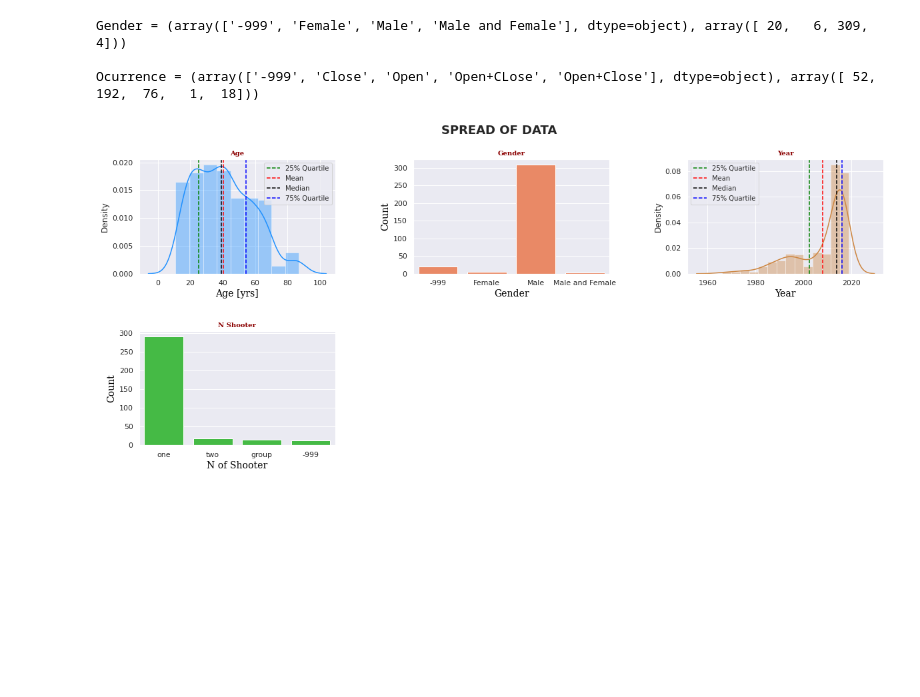
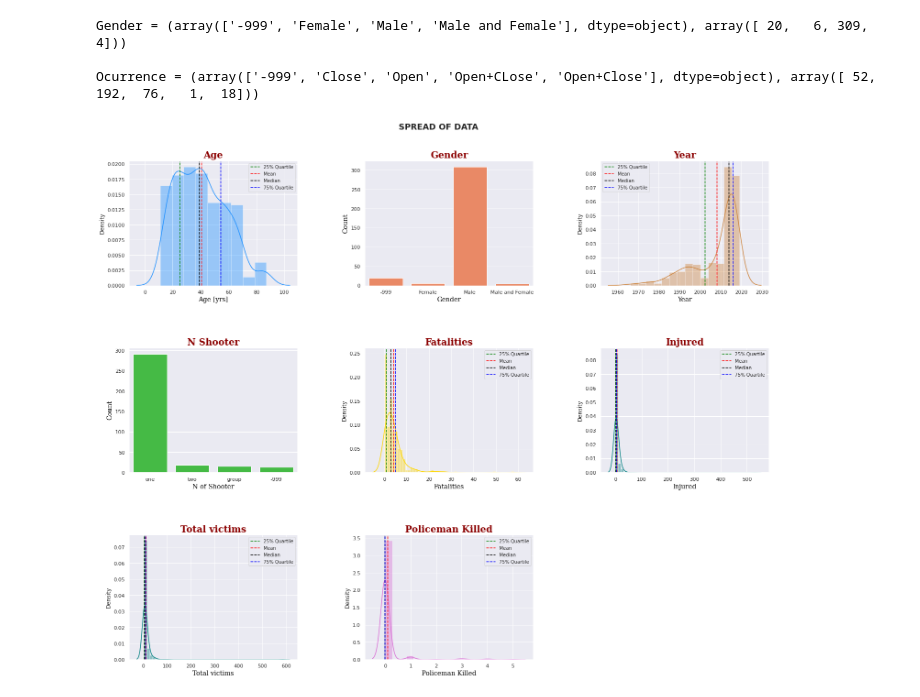
Before and after one commit to Antonio-Martinez-Sanchez/Capstone-Thinkful-Excel, a Jupyter notebook: Final_Capstone_Thinkful.ipynb, the cells around one changed output. Saved outputs shown, nothing was run; the diff lists cells and outputs as text; code cells hidden in the pictures; blank space fills up the shorter version.

```diff
--- a/Final_Capstone_Thinkful.ipynb
+++ b/Final_Capstone_Thinkful.ipynb
@@ -126,6 +126,6 @@ Saving US Mass Shooting 1966-2019.csv to US Mass Shooting 1966-2019 (3).csv
 # %%
 # import dataset
-df = pd.read_csv('US Mass Shooting 1966-2019 (3).csv')
+df = pd.read_csv('US Mass Shooting 1966-2019 (4).csv')
 # %%
 # Get the number of rows
 n_data = len(df)
@@ -513,7 +513,7 @@ Ocurrence = (array(['-999', 'Close', 'Open', 'Open+CLose', 'Open+Close'], dtype=
 axtitle_dict = {'family': 'serif',
         'color':  'darkred',
         'weight': 'bold',
-        'size': 10
+        'size': 20
         }
 
 axlab_dict = {'family': 'serif',
@@ -522,7 +522,7 @@ axlab_dict = {'family': 'serif',
               }
 
 #create figure with 3 x 3 grid of subplots
-fig = plt.figure(figsize=[20,12]);
+fig = plt.figure(figsize=[25,19]);
 fig.suptitle("SPREAD OF DATA", fontsize=18, fontweight='bold');
 fig.subplots_adjust(top=0.92);
 fig.subplots_adjust(hspace=0.5, wspace=0.4);
@@ -533,31 +533,71 @@ sns.distplot(df['Age'], ax=ax0, color='dodgerblue');
 ax0.axvline(df['Age'].quantile(q=0.25),color='green',linestyle='--',label='25% Quartile');
 ax0.axvline(df['Age'].mean(),color='red',linestyle='--',label='Mean');
 ax0.axvline(df['Age'].median(),color='black',linestyle='--',label='Median');
 ax0.axvline(df['Age'].quantile(q=0.75),color='blue',linestyle='--',label='75% Quartile');
 ax0.set_title('Age', fontdict=axtitle_dict);
 ax0.set_xlabel('Age [yrs]', fontdict=axlab_dict);
 ax0.legend(fontsize=10);
 
 ax1 = fig.add_subplot(3, 3, 2);
 sns.barplot(x=list(Gender[0]), y=list(Gender[1]), ax=ax1, color='coral');
 ax1.set_title('Gender', fontdict=axtitle_dict);
 ax1.set_xlabel('Gender', fontdict=axlab_dict);
 ax1.set_ylabel('Count', fontdict=axlab_dict);
 
 ax2 = fig.add_subplot(3, 3, 3);
 sns.distplot(df['Year'], ax=ax2, color='peru');
 ax2.axvline(df['Year'].quantile(q=0.25),color='green',linestyle='--',label='25% Quartile');
 ax2.axvline(df['Year'].mean(),color='red',linestyle='--',label='Mean');
 ax2.axvline(df['Year'].median(),color='black',linestyle='--',label='Median');
 ax2.axvline(df['Year'].quantile(q=0.75),color='blue',linestyle='--',label='75% Quartile');
 ax2.set_title('Year', fontdict=axtitle_dict);
 ax2.set_xlabel('Year', fontdict=axlab_dict);
 ax2.legend(fontsize=10);
 
 ax3 = fig.add_subplot(3, 3, 4);
 sns.countplot(df['N Shooter'], ax=ax3, color='limegreen');
 ax3.set_title('N Shooter', fontdict=axtitle_dict);
 ax3.set_xlabel('N of Shooter', fontdict=axlab_dict);
 ax3.set_ylabel('Count', fontdict=axlab_dict);
+
+ax4 = fig.add_subplot(3, 3, 5);
+sns.distplot(df['Fatalities'], ax=ax4, color='gold');
+ax4.axvline(df['Fatalities'].quantile(q=0.25),color='green',linestyle='--',label='25% Quartile');
+ax4.axvline(df['Fatalities'].mean(),color='red',linestyle='--',label='Mean');
+ax4.axvline(df['Fatalities'].median(),color='black',linestyle='--',label='Median');
+ax4.axvline(df['Fatalities'].quantile(q=0.75),color='blue',linestyle='--',label='75% Quartile');
+ax4.set_title('Fatalities', fontdict=axtitle_dict);
+ax4.set_xlabel('Fatalities', fontdict=axlab_dict);
+ax4.legend(fontsize=10);
+
+ax5 = fig.add_subplot(3, 3, 6);
+sns.distplot(df['Injured'], ax=ax5, color='teal');
+ax5.axvline(df['Injured'].quantile(q=0.25),color='green',linestyle='--',label='25% Quartile');
+ax5.axvline(df['Injured'].mean(),color='red',linestyle='--',label='Mean');
+ax5.axvline(df['Injured'].median(),color='black',linestyle='--',label='Median');
+ax5.axvline(df['Injured'].quantile(q=0.75),color='blue',linestyle='--',label='75% Quartile');
+ax5.set_title('Injured', fontdict=axtitle_dict);
+ax5.set_xlabel('Injured', fontdict=axlab_dict);
+ax5.legend(fontsize=10);
+
+ax6 = fig.add_subplot(3, 3, 7);
+sns.distplot(df['Total victims'], ax=ax6, color='teal');
+ax6.axvline(df['Total victims'].quantile(q=0.25),color='green',linestyle='--',label='25% Quartile');
+ax6.axvline(df['Total victims'].mean(),color='red',linestyle='--',label='Mean');
+ax6.axvline(df['Total victims'].median(),color='black',linestyle='--',label='Median');
+ax6.axvline(df['Total victims'].quantile(q=0.75),color='blue',linestyle='--',label='75% Quartile');
+ax6.set_title('Total victims', fontdict=axtitle_dict);
+ax6.set_xlabel('Total victims', fontdict=axlab_dict);
+ax6.legend(fontsize=10);
+
+ax7 = fig.add_subplot(3, 3, 8);
+sns.distplot(df['Policeman Killed'], ax=ax7, color='orchid');
+ax7.axvline(df['Policeman Killed'].quantile(q=0.25),color='green',linestyle='--',label='25% Quartile');
+ax7.axvline(df['Policeman Killed'].mean(),color='red',linestyle='--',label='Mean');
+ax7.axvline(df['Policeman Killed'].median(),color='black',linestyle='--',label='Median');
+ax7.axvline(df['Policeman Killed'].quantile(q=0.75),color='blue',linestyle='--',label='75% Quartile');
+ax7.set_title('Policeman Killed', fontdict=axtitle_dict);
+ax7.set_xlabel('Policeman Killed', fontdict=axlab_dict);
+ax7.legend(fontsize=10);
 # %% [output]
-[figure, old version]
+[figure, new version]
```
Also changed, not shown: parts of 1 cell of this notebook.
